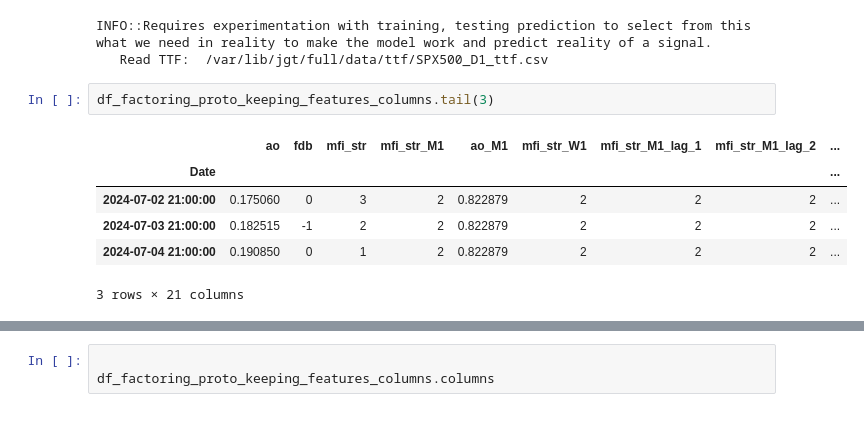
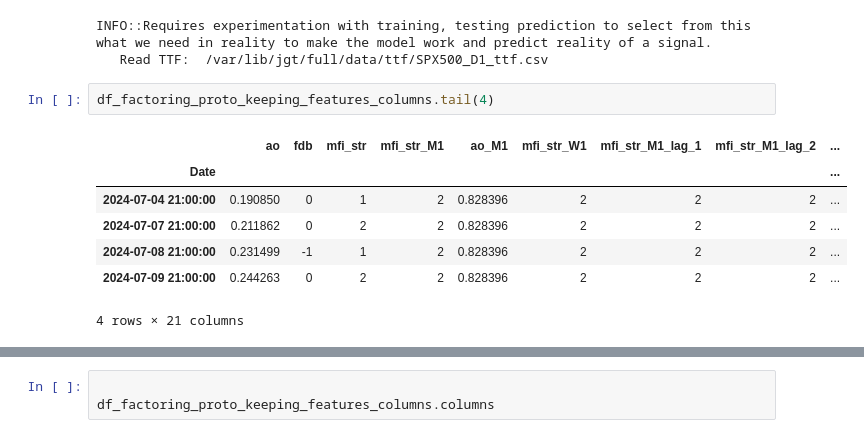
Before and after one commit to jgwill/jgtml, a Jupyter notebook: pto_240706_patterning_helper_C04.ipynb, the cells around one changed output, grey strips where cells are left out. Saved outputs shown, nothing was run; the diff lists cells and outputs as text.

```diff
--- a/pto_240706_patterning_helper_C04.ipynb
+++ b/pto_240706_patterning_helper_C04.ipynb
@@ -60,11 +60,12 @@ df_factoring_proto_keeping_features_columns=realityhelper.create_pattern_dataset
 INFO::Requires experimentation with training, testing prediction to select from this what we need in reality to make the model work and predict reality of a signal.
    Read TTF:  /var/lib/jgt/full/data/ttf/SPX500_D1_ttf.csv
 # %%
-df_factoring_proto_keeping_features_columns.tail(3)
+df_factoring_proto_keeping_features_columns.tail(4)
 # %% [output]
 |  | ao | fdb | mfi_str | mfi_str_M1 | ao_M1 | mfi_str_W1 | mfi_str_M1_lag_1 | mfi_str_M1_lag_2 | ... |
 | Date |  |  |  |  |  |  |  |  | ... |
-| 2024-07-02 21:00:00 | 0.175060 | 0 | 3 | 2 | 0.822879 | 2 | 2 | 2 | ... |
-| 2024-07-03 21:00:00 | 0.182515 | -1 | 2 | 2 | 0.822879 | 2 | 2 | 2 | ... |
-| 2024-07-04 21:00:00 | 0.190850 | 0 | 1 | 2 | 0.822879 | 2 | 2 | 2 | ... |
+| 2024-07-04 21:00:00 | 0.190850 | 0 | 1 | 2 | 0.828396 | 2 | 2 | 2 | ... |
+| 2024-07-07 21:00:00 | 0.211862 | 0 | 2 | 2 | 0.828396 | 2 | 2 | 2 | ... |
+| 2024-07-08 21:00:00 | 0.231499 | -1 | 1 | 2 | 0.828396 | 2 | 2 | 2 | ... |
+| 2024-07-09 21:00:00 | 0.244263 | 0 | 2 | 2 | 0.828396 | 2 | 2 | 2 | ... |
-3 rows × 21 columns
+4 rows × 21 columns
```
Also changed, not shown: parts of 7 cells of this notebook, 1 other file.
